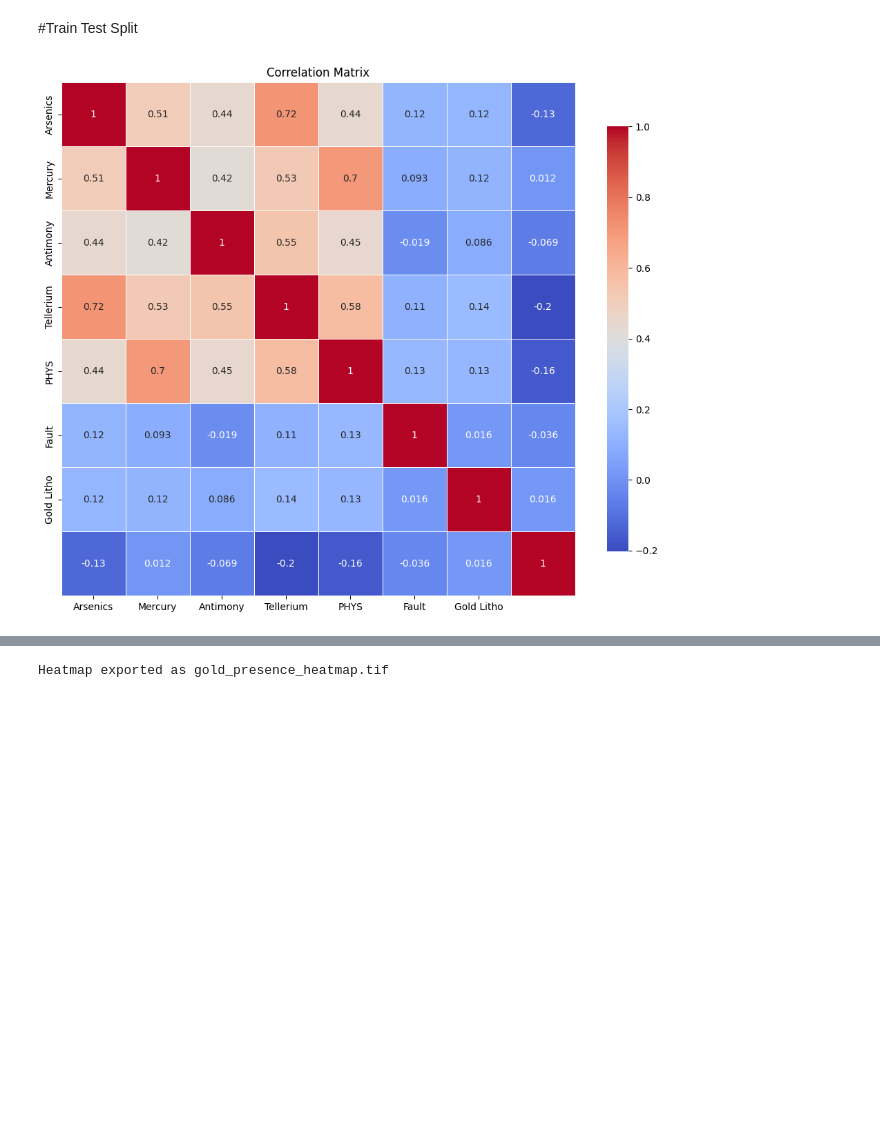
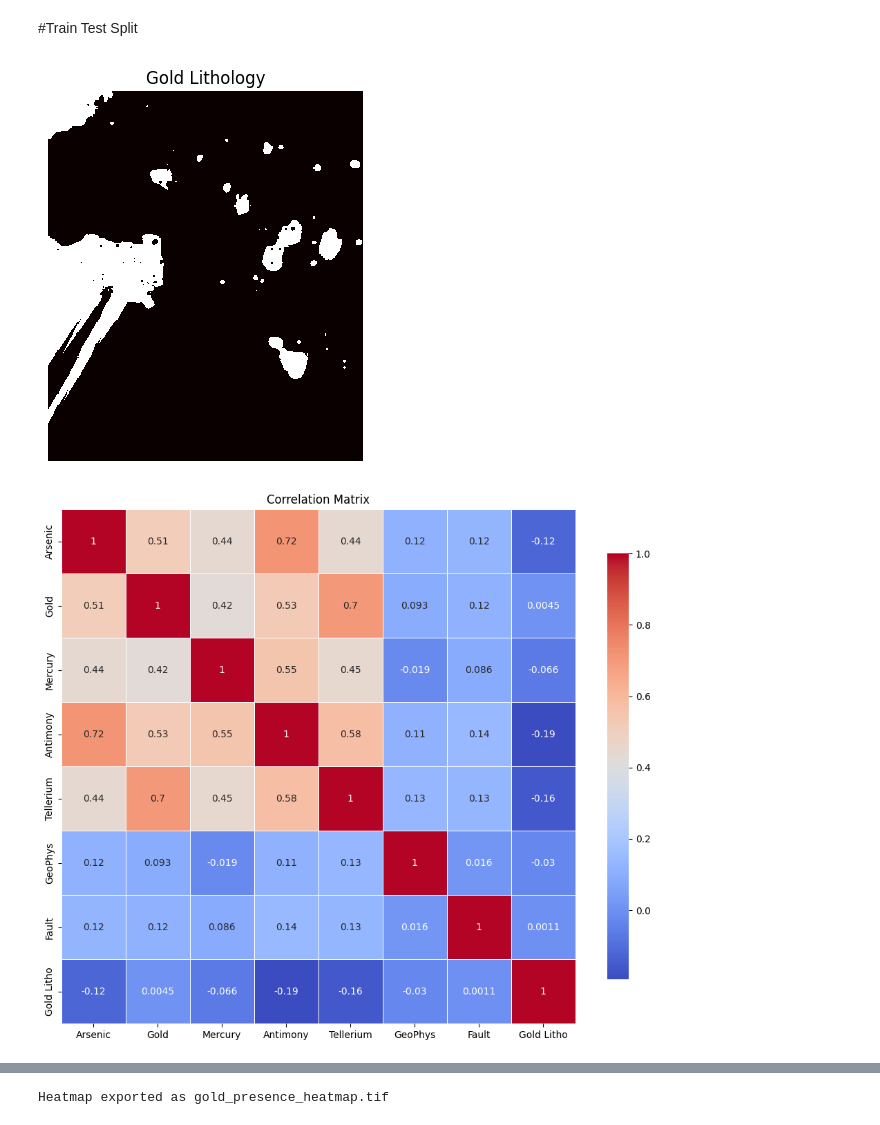
Before and after one commit to AnthonyKelly8/ENGO_645_Project_W2025, a Jupyter notebook: High_Correlation_CNN.ipynb, the cells around one changed output, grey strips where cells are left out. Drawn from its saved outputs; the diff is of its cells as text; code cells hidden in the pictures; blank space fills up the shorter version.

```diff
--- a/High_Correlation_CNN.ipynb
+++ b/High_Correlation_CNN.ipynb
@@ -68,10 +89,15 @@ tif_files_and_Geophys = [
 ]
 # %%
 #setting label or target of model
-with rasterio.open("Data/Gold_Litho/Litho_Gold.tif") as src:
+with rasterio.open("Data/Gold_Litho_0_4/Gold_litho_zero_to_four.tif") as src:
     gold_labels = src.read(1)
     transform = src.transform
-    gold_labels = (gold_labels - np.min(gold_labels)) / (np.max(gold_labels) - np.min(gold_labels))  #Normalize 0-1
+plt.imshow(gold_labels, cmap="hot", interpolation="nearest")
+plt.title("Gold Lithology")
+plt.axis("off")
+plt.show()
+# %% [output]
+[figure, added]
 # %%
 num_rasters = len(tif_files_and_Geophys)
 raster_data = []
@@ -88,7 +114,7 @@ df['Gold_Litho'] = gold_labels.flatten()
 # Calculate correlation matrix
 correlation_matrix = df.corr()
 
-element_names = ['Arsenics', 'Mercury', 'Antimony', 'Tellerium', "PHYS", 'Fault', 'Gold Litho']
+element_names = ['Arsenic', 'Gold', 'Mercury', 'Antimony', 'Tellerium', 'GeoPhys', 'Fault', 'Gold Litho']
 plt.figure(figsize=(12, 10))
 
 sns.heatmap(correlation_matrix,
@@ -105,7 +131,7 @@ plt.savefig('correlation_matrix.png')
 plt.title('Correlation Matrix')
 plt.show()
 # %% [output]
-[figure, old version]
+[figure, new version]
 # %%
 #setting grid
 cell_size = 0.005
```
Also changed, not shown: parts of 13 cells of this notebook, 11 other files.
